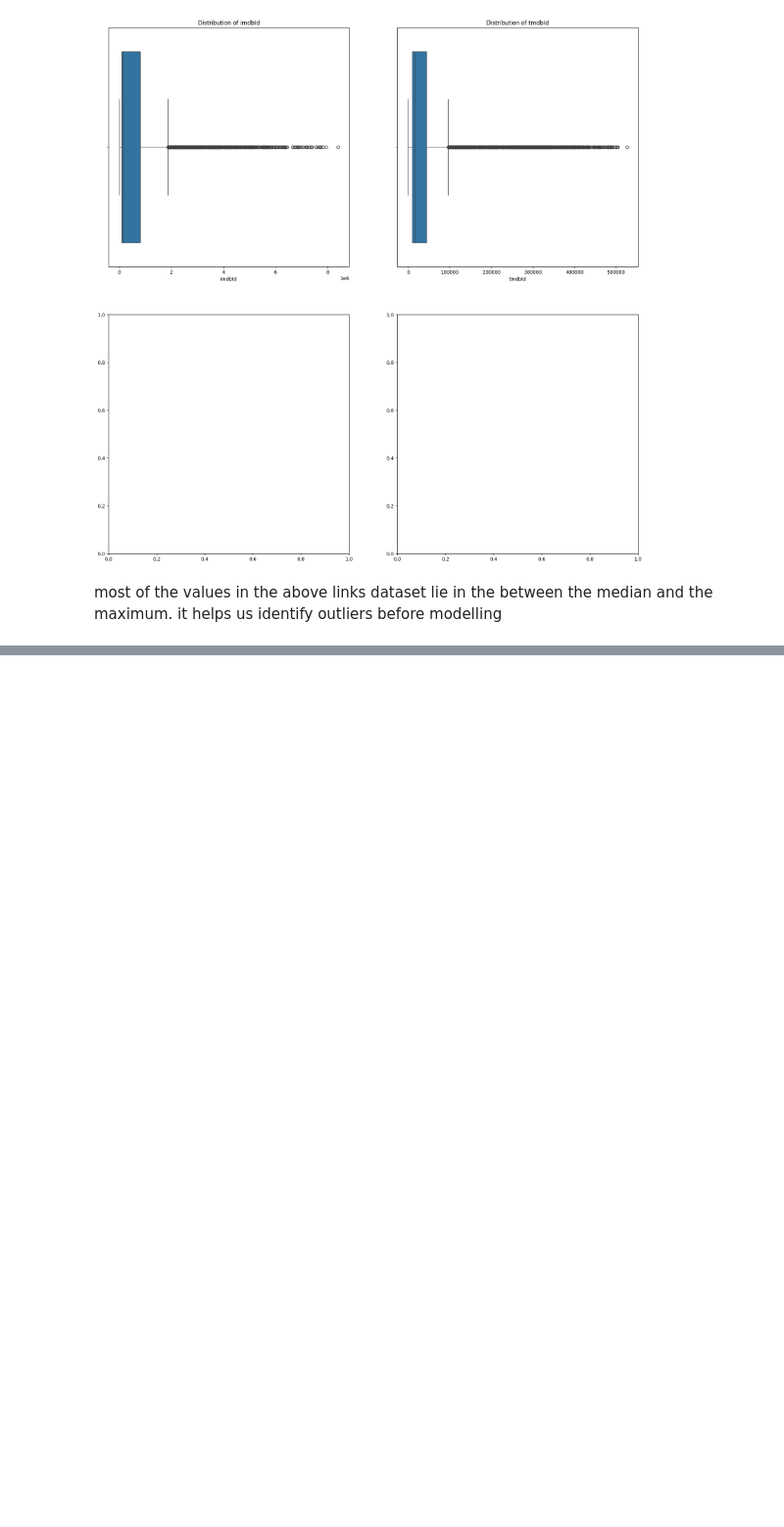
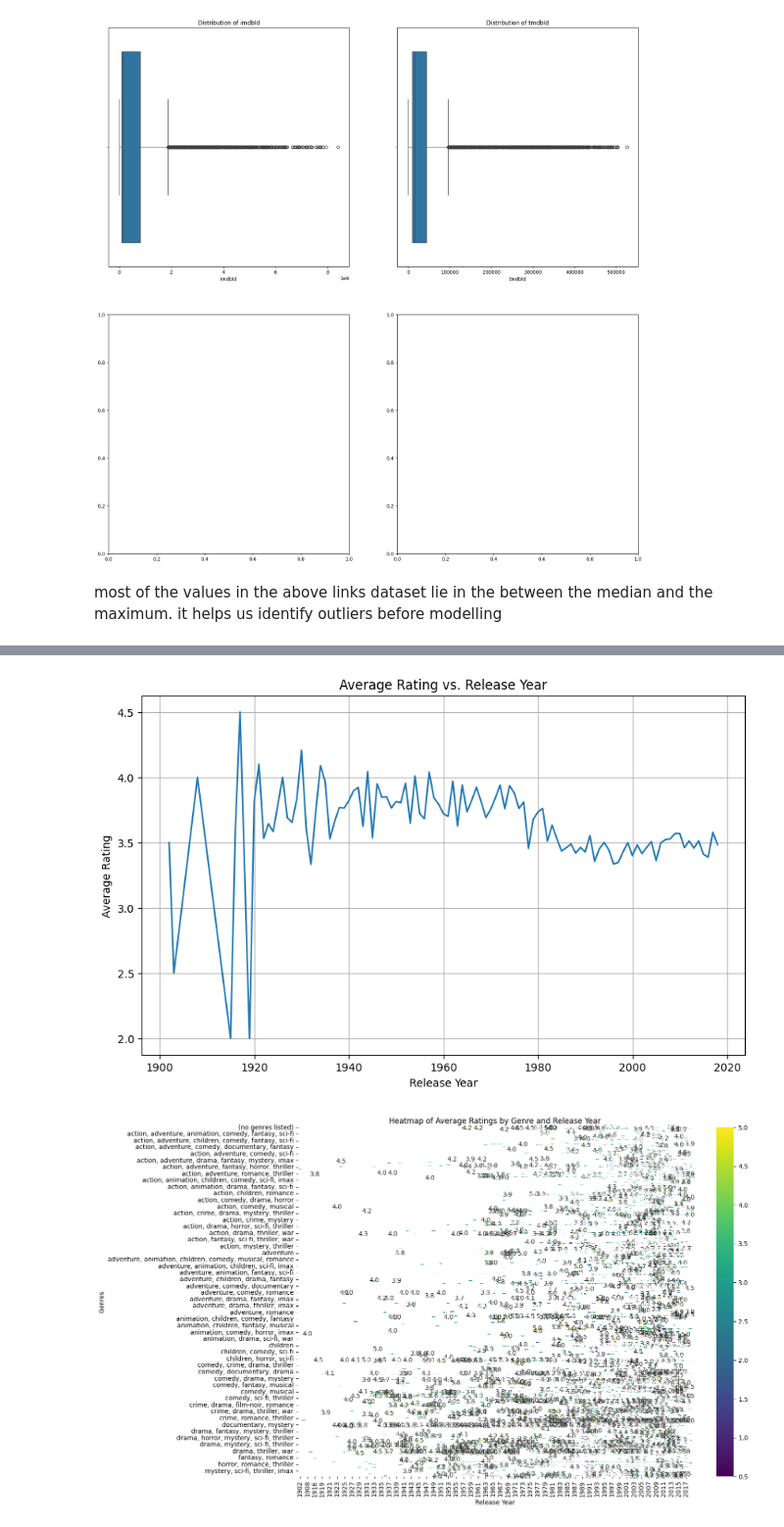
Before and after one commit to Allan-Kipkemei/Movie-Recommendation-System, a Jupyter notebook: Recommender.ipynb, the cells around one changed output, grey strips where cells are left out. Shown at 98% size. Cells and saved outputs as stored; diff of their text form; code cells hidden in the pictures; blank space fills up the shorter version.

```diff
--- a/Recommender.ipynb
+++ b/Recommender.ipynb
@@ -402,0 +504,4 @@ array(['Adventure|Animation|Children|Comedy|Fantasy',
+# %%
+merged_data.drop(columns=['timestamp_x', 'timestamp_y', 'userId_y', 'tag','imdbId', 'tmdbId' ] , inplace=True)
+
+merged_data.head()
@@ -439,0 +537,3 @@ False
+# %%
+merged_data['genres'] = merged_data['genres'].apply(lambda row: row.strip().lower().replace('|', ', '))
+merged_data.head()
@@ -439,0 +552,5 @@ False
+# %%
+merged_data.drop_duplicates(inplace=True)
+
+merged_data.reset_index(drop=True, inplace=True)
+print(merged_data.duplicated().sum())
@@ -439,0 +559,3 @@ False
+# %%
+merged_data.dropna(subset=['rating', 'title'], inplace=True)
+print(merged_data.isnull().sum())
@@ -550,0 +732,54 @@ most of the values in the above  links dataset lie in the between the median and
+# %%
+import pandas as pd
+import matplotlib.pyplot as plt
+import seaborn as sns
+
+# Assuming df is already loaded as shown in the provided image
+df = merged_data
+
+# 1. Line plot for average rating vs. release_year
+plt.figure(figsize=(10, 6))
+df.groupby('release_year')['rating'].mean().plot(kind='line')
+plt.title('Average Rating vs. Release Year')
+plt.xlabel('Release Year')
+plt.ylabel('Average Rating')
+plt.grid(True)
+plt.show()
+
+# 2. Heatmap for ratings vs. genres
+df_exploded = df.explode('genres')
+genres_ratings_pivot = df_exploded.pivot_table(values='rating', index='genres', columns='release_year', aggfunc='mean')
+plt.figure(figsize=(14, 10))
+sns.heatmap(genres_ratings_pivot, cmap='viridis', annot=True, fmt=".1f")
+plt.title('Heatmap of Average Ratings by Genre and Release Year')
+plt.xlabel('Release Year')
+plt.ylabel('Genres')
+plt.show()
+
+# 3. Box plot for rating vs. genres (already a great visualization, keeping it)
+plt.figure(figsize=(14, 8))
+sns.boxplot(data=df_exploded, x='genres', y='rating')
+plt.title('Rating vs. Genres')
+plt.xlabel('Genres')
+plt.ylabel('Rating')
+plt.xticks(rotation=90)
+plt.show()
+
+# 4. Scatter plot for rating vs. movieId
+plt.figure(figsize=(10, 6))
+sns.scatterplot(data=df, x='movieId', y='rating')
+plt.title('Rating vs. Movie ID')
+plt.xlabel('Movie ID')
+plt.ylabel('Rating')
+plt.grid(True)
+plt.show()
+
+# 5. Correlation heatmap for numerical variables
+plt.figure(figsize=(8, 6))
+correlation_matrix = df[['rating', 'release_year', 'userId_x']].corr()
+sns.heatmap(correlation_matrix, annot=True, cmap='coolwarm', fmt='.2f')
+plt.title('Correlation Heatmap')
+plt.show()
+# %% [output]
+[figure, added]
+[figure, added]
```
Also changed, not shown: parts of 26 cells of this notebook.
